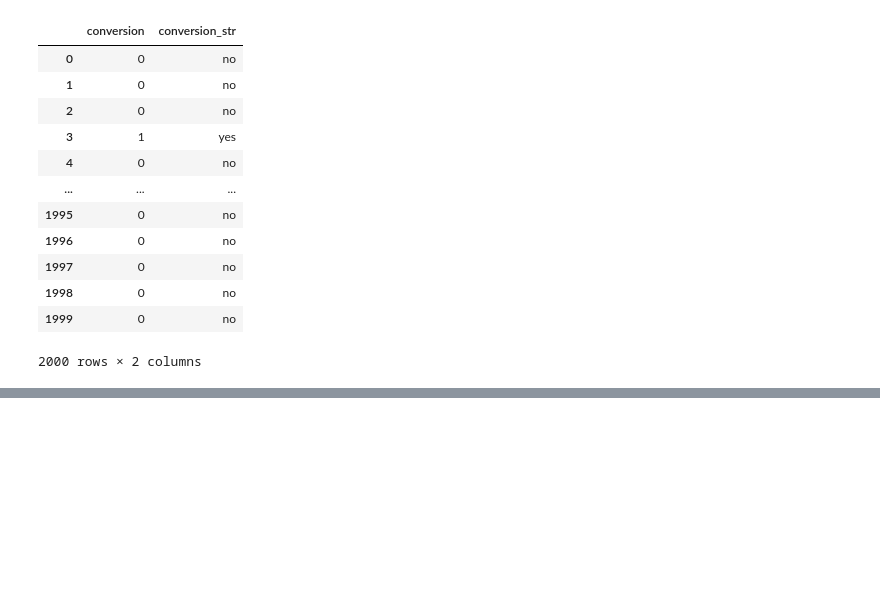
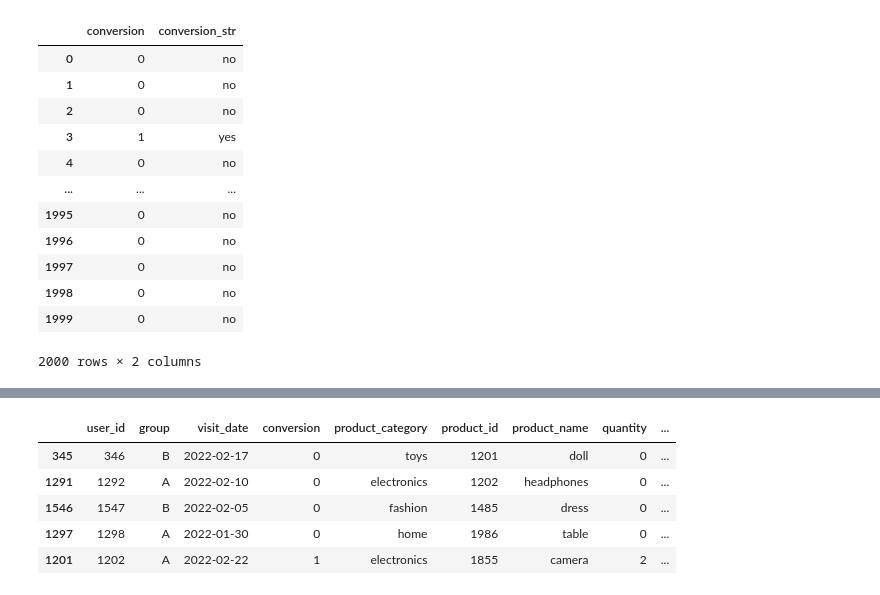
Before and after one commit to IGA-0658/amazon_abtesting, a Jupyter notebook: notebooks/02.limpieza.ipynb, the cells around one changed output, grey strips where cells are left out. Drawn from its saved outputs; the diff is of its cells as text; code cells hidden in the pictures; blank space fills up the shorter version.

```diff
--- a/notebooks/02.limpieza.ipynb
+++ b/notebooks/02.limpieza.ipynb
@@ -110,0 +165,9 @@ minuto 23
+# %%
+df.sample(5)
+# %% [output]
+|  | user_id | group | visit_date | conversion | product_category | product_id | product_name | quantity | ... |
+| 345 | 346 | B | 2022-02-17 | 0 | toys | 1201 | doll | 0 | ... |
+| 1291 | 1292 | A | 2022-02-10 | 0 | electronics | 1202 | headphones | 0 | ... |
+| 1546 | 1547 | B | 2022-02-05 | 0 | fashion | 1485 | dress | 0 | ... |
+| 1297 | 1298 | A | 2022-01-30 | 0 | home | 1986 | table | 0 | ... |
+| 1201 | 1202 | A | 2022-02-22 | 1 | electronics | 1855 | camera | 2 | ... |
```
Also changed, not shown: parts of 32 cells of this notebook, 1 other file.
